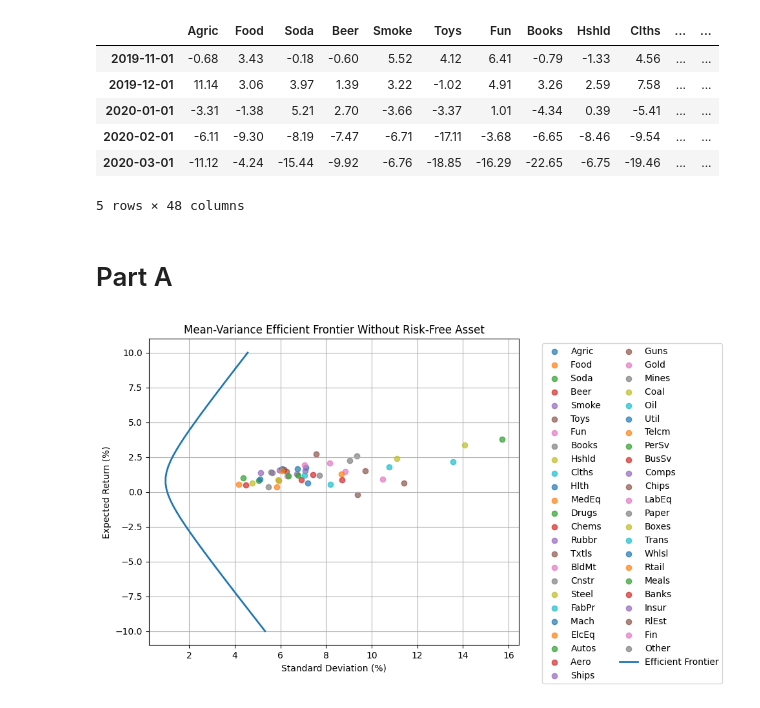
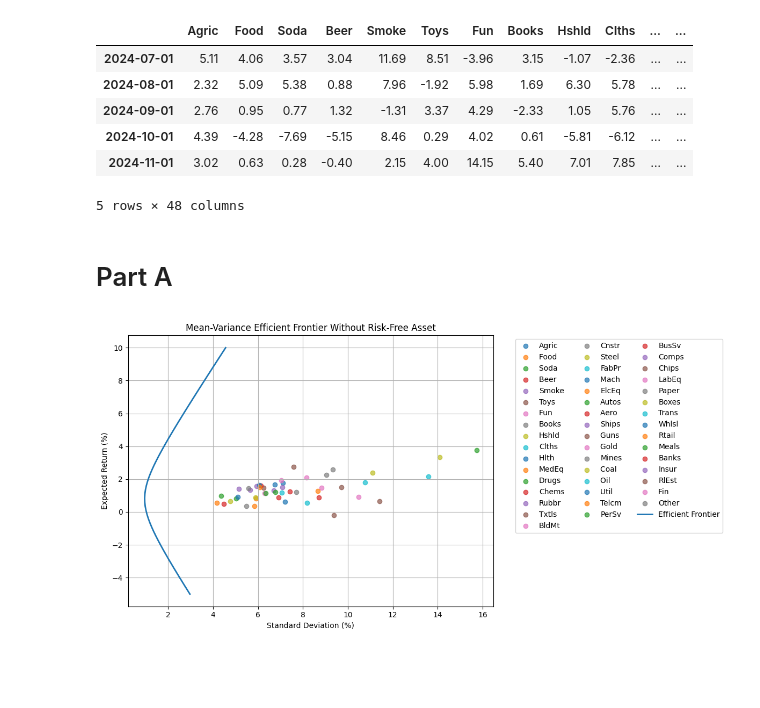
Before and after one commit to alessbressan/FINA60602A, a Jupyter notebook: ab_tp1.ipynb, the cells around one changed output. Drawn from its saved outputs; the diff is of its cells as text; code cells hidden in the pictures; blank space fills up the shorter version.

```diff
--- a/ab_tp1.ipynb
+++ b/ab_tp1.ipynb
@@ -7,14 +7,14 @@ from scipy.optimize import minimize
 data = pd.read_csv('data/48_Industry_Portfolios.csv', skiprows=11, nrows=1181, index_col=0)
 data.index = pd.to_datetime(data.index, format='%Y%m')
 data = data[data.index >= pd.Timestamp('2019-11-01')]
-data.head()
+data.tail()
 # %% [output]
 |  | Agric | Food | Soda | Beer | Smoke | Toys | Fun | Books | Hshld | Clths | ... | ... |
-| 2019-11-01 | -0.68 | 3.43 | -0.18 | -0.60 | 5.52 | 4.12 | 6.41 | -0.79 | -1.33 | 4.56 | ... | ... |
-| 2019-12-01 | 11.14 | 3.06 | 3.97 | 1.39 | 3.22 | -1.02 | 4.91 | 3.26 | 2.59 | 7.58 | ... | ... |
-| 2020-01-01 | -3.31 | -1.38 | 5.21 | 2.70 | -3.66 | -3.37 | 1.01 | -4.34 | 0.39 | -5.41 | ... | ... |
-| 2020-02-01 | -6.11 | -9.30 | -8.19 | -7.47 | -6.71 | -17.11 | -3.68 | -6.65 | -8.46 | -9.54 | ... | ... |
-| 2020-03-01 | -11.12 | -4.24 | -15.44 | -9.92 | -6.76 | -18.85 | -16.29 | -22.65 | -6.75 | -19.46 | ... | ... |
+| 2024-07-01 | 5.11 | 4.06 | 3.57 | 3.04 | 11.69 | 8.51 | -3.96 | 3.15 | -1.07 | -2.36 | ... | ... |
+| 2024-08-01 | 2.32 | 5.09 | 5.38 | 0.88 | 7.96 | -1.92 | 5.98 | 1.69 | 6.30 | 5.78 | ... | ... |
+| 2024-09-01 | 2.76 | 0.95 | 0.77 | 1.32 | -1.31 | 3.37 | 4.29 | -2.33 | 1.05 | 5.76 | ... | ... |
+| 2024-10-01 | 4.39 | -4.28 | -7.69 | -5.15 | 8.46 | 0.29 | 4.02 | 0.61 | -5.81 | -6.12 | ... | ... |
+| 2024-11-01 | 3.02 | 0.63 | 0.28 | -0.40 | 2.15 | 4.00 | 14.15 | 5.40 | 7.01 | 7.85 | ... | ... |
 5 rows × 48 columns
 # %% [markdown]
 # Part A
@@ -33,7 +33,7 @@ def constraint_sum_weights(weights):
 def constraint_portfolio_return(weights, mu, returns):
     return returns.T @ weights - mu
 
-expected_returns = np.linspace(-10, 10, 50)
+expected_returns = np.linspace(-5, 10, 60)
 efficient_portfolios = []
 
 # find efficient frontier
@@ -44,10 +44,8 @@ for mu in expected_returns:
         {"type": "eq", "fun": lambda w, mu=mu: constraint_portfolio_return(w, mu, returns)},
     ]
 
-
     initial_weights = np.ones(num_assets) / num_assets
 
-    bounds = [(None, None) for _ in range(num_assets)]
 
     result = minimize(
         portfolio_variance,
@@ -55,40 +53,39 @@ for mu in expected_returns:
         args=(cov_matrix,),
         method="SLSQP",
         constraints=constraints,
-        bounds=bounds,
     )
 
     if result.success:
         weights = result.x
         variance = portfolio_variance(weights, cov_matrix)
         efficient_portfolios.append((mu, variance))
 
 # store efficient frontier in a dataframe
 efficient_df = pd.DataFrame(efficient_portfolios, columns=["Return", "Variance"])
 
 #plot efficient frontier
-plt.figure(figsize=(10, 6))
+plt.figure(figsize=(12, 6))
 
 for i, industry in enumerate(data.columns):
     industry_return = returns[i]
     industry_std = np.sqrt(cov_matrix[i, i])
     plt.scatter(industry_std, industry_return, label=industry, alpha=0.7)
 
 # Plot the efficient frontier
 plt.plot(
     np.sqrt(efficient_df["Variance"]),
     efficient_df["Return"],
     marker="",
     label="Efficient Frontier",
     linewidth=2
 )
 
 plt.title("Mean-Variance Efficient Frontier Without Risk-Free Asset")
 plt.xlabel("Standard Deviation (%)")
 plt.ylabel("Expected Return (%)")
 plt.grid(True)
-plt.legend(bbox_to_anchor=(1.05, 1), loc='upper left', ncol=2)
+plt.legend(bbox_to_anchor=(1.05, 1), loc='upper left', ncol=3)
 plt.tight_layout()
 plt.show()
 # %% [output]
-[figure, old version]
+[figure, new version]
```
Also changed, not shown: parts of 5 cells of this notebook.
